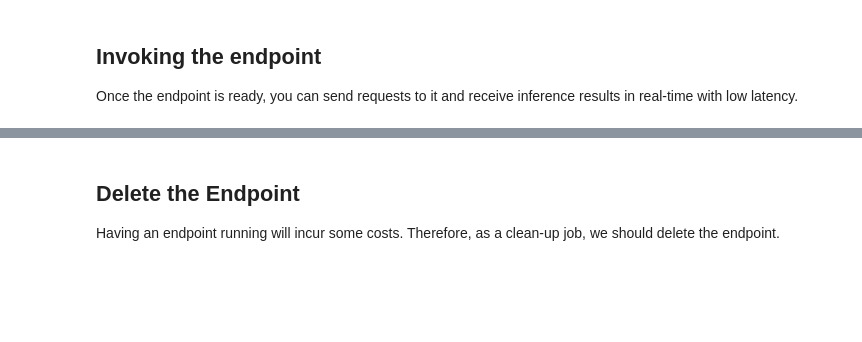
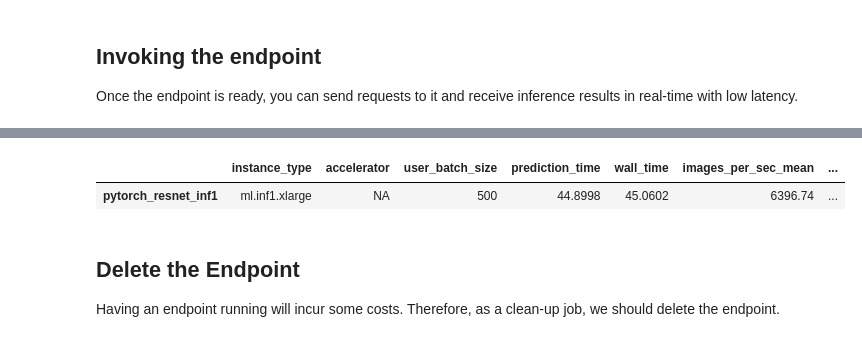
Before and after one commit to aruncs2005/ml-inference-workshop, a Jupyter notebook: deploy_pytorch_model_on_Inf1_instance/pytorch_torchvision_neo_on_Inf1.ipynb, the cells around one changed output, grey strips where cells are left out. Saved outputs shown, nothing was run; the diff lists cells and outputs as text; code cells hidden in the pictures; blank space fills up the shorter version.

```diff
--- a/deploy_pytorch_model_on_Inf1_instance/pytorch_torchvision_neo_on_Inf1.ipynb
+++ b/deploy_pytorch_model_on_Inf1_instance/pytorch_torchvision_neo_on_Inf1.ipynb
@@ -87,6 +101,6 @@ pytorch_model = PyTorchModel(
     model_data=model_path,
     role=role,
     entry_point="resnet18.py",
-    framework_version="1.6.0",
+    framework_version="1.5.1",
     py_version="py3",
 )
@@ -168,7 +118,7 @@ neo_model = pytorch_model.compile(
     input_shape={"input0": [1, 3, 224, 224]},
     output_path=compiled_model_path,
     framework="pytorch",
-    framework_version="1.6.0",
+    framework_version="1.5.1",
     role=role,
     job_name=compilation_job_name,
 )
@@ -247,0 +179,18 @@ Result: label -  'tiger cat', probability - 15.10254955291748
+# %%
+import os
+import time
+
+iter_times = []
+
+walltime_start = time.time()
+
+for entry in os.scandir('images'):
+    if entry.is_file() and entry.name.endswith("JPEG"):
+        print("image name ",entry.name)
+        start_time = time.time()
+
+        result = invoke_endpoint("images/" + entry.name)
+
+        iter_times.append(time.time() - start_time)
+
+walltime_end = time.time()
@@ -248,3 +215,26 @@ Result: label -  'tiger cat', probability - 15.10254955291748
+# %%
+batch_size = 500
+import pandas as pd
+
+iter_times = np.array(iter_times)
+
+results = pd.DataFrame(columns = [f'pytorch_resnet_inf1'])
+results.loc['instance_type']           = ["ml.inf1.xlarge"]
+results.loc['accelerator']             = ['NA']
+results.loc['user_batch_size']         = [batch_size]
+results.loc['prediction_time']         = [np.sum(iter_times)]
+results.loc['wall_time']               = [walltime_end - walltime_start]
+results.loc['images_per_sec_mean']     = [np.mean(batch_size / iter_times)]
+results.loc['images_per_sec_std']      = [np.std(batch_size / iter_times, ddof=1)]
+results.loc['latency_mean']            = [np.mean(iter_times) * 1000]
+results.loc['latency_99th_percentile'] = [np.percentile(iter_times, q=99, interpolation="lower") * 1000]
+results.loc['latency_median']          = [np.median(iter_times) * 1000]
+results.loc['latency_min']             = [np.min(iter_times) * 1000]
+# %%
+display(results.T)
+# %% [output]
+|  | instance_type | accelerator | user_batch_size | prediction_time | wall_time | images_per_sec_mean | ... |
+| pytorch_resnet_inf1 | ml.inf1.xlarge | NA | 500 | 44.8998 | 45.0602 | 6396.74 | ... |
 # %% [markdown]
 ## Delete the Endpoint
 Having an endpoint running will incur some costs. Therefore, as a clean-up job, we should delete the endpoint.
```
Also changed, not shown: parts of 26 cells of this notebook, 2 other files.
